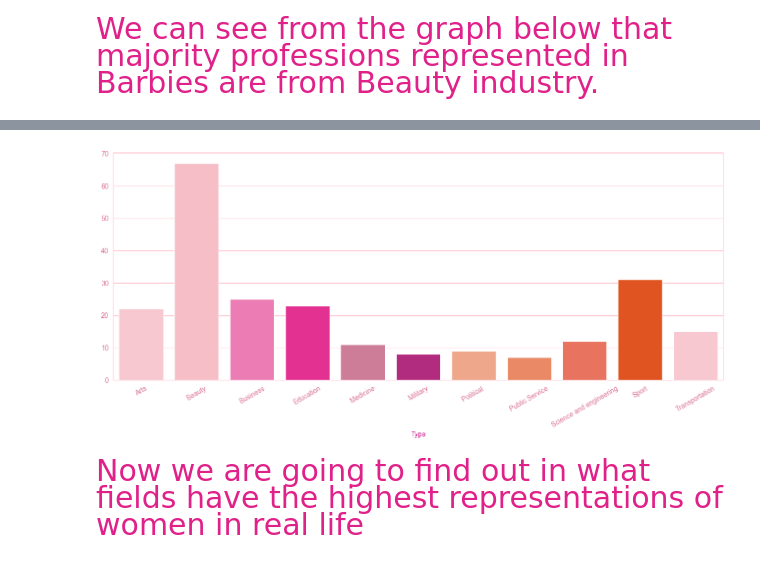
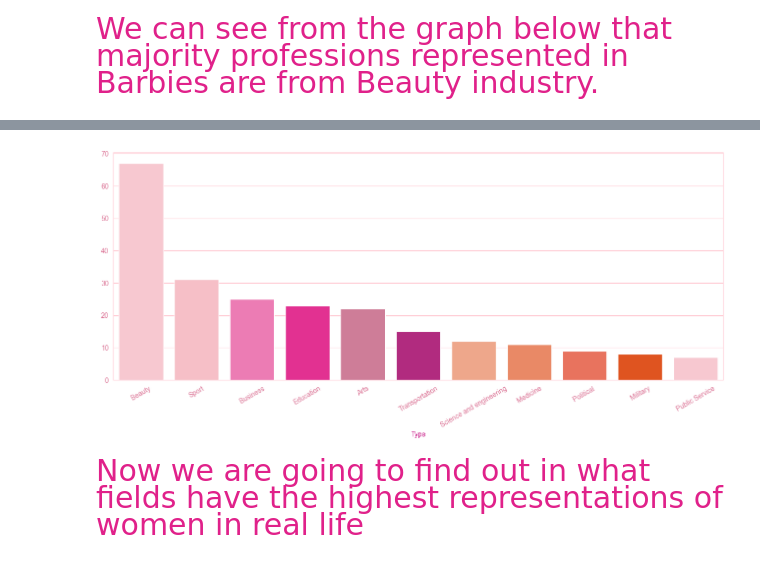
Before and after one commit to arimartorano/barbiedatahouse, a Jupyter notebook: careers_eda.ipynb, the cells around one changed output, grey strips where cells are left out. Saved outputs shown, nothing was run; the diff lists cells and outputs as text; code cells hidden in the pictures.

Commit message:
added more observations in careers analysis

```diff
--- a/careers_eda.ipynb
+++ b/careers_eda.ipynb
@@ -93,11 +174,11 @@ Name: Type, dtype: int64
 # %%
 
-career_types = jobs_barbie.groupby('Type')['Type'].count()
+career_types = jobs_barbie.groupby('Type')['Type'].count().sort_values(ascending=False)
 fig, ax = plt.subplots(figsize=(16, 6))
 plt.xticks(rotation = 30)
 sns.barplot(x = career_types.index, y = career_types.values, palette=custom_palette);
 # %% [output]
-[figure, old version]
+[figure, new version]
 # %% [markdown]
 <span style="color: #E0218A; font-size: 30px;">Now we are going to find out in what fields have the highest representations of  women in real life</span>
 # %%
```
Also changed, not shown: parts of 23 cells of this notebook.
